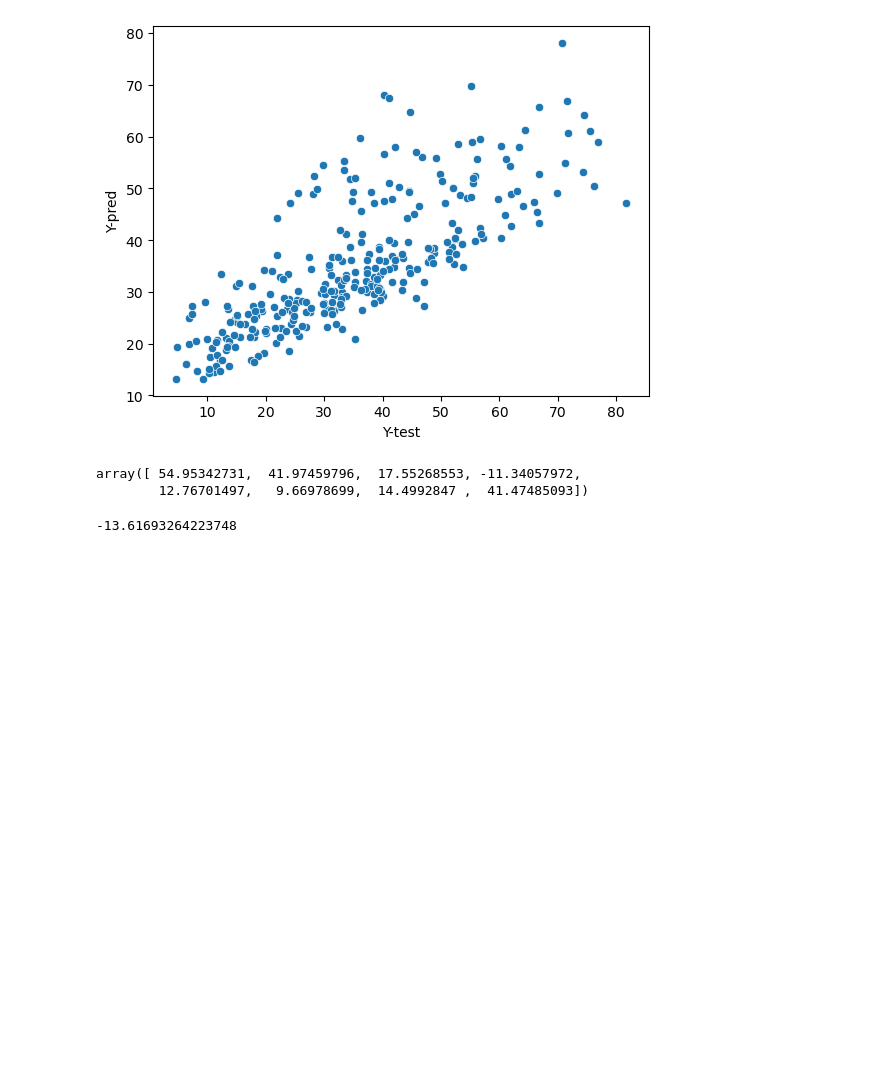
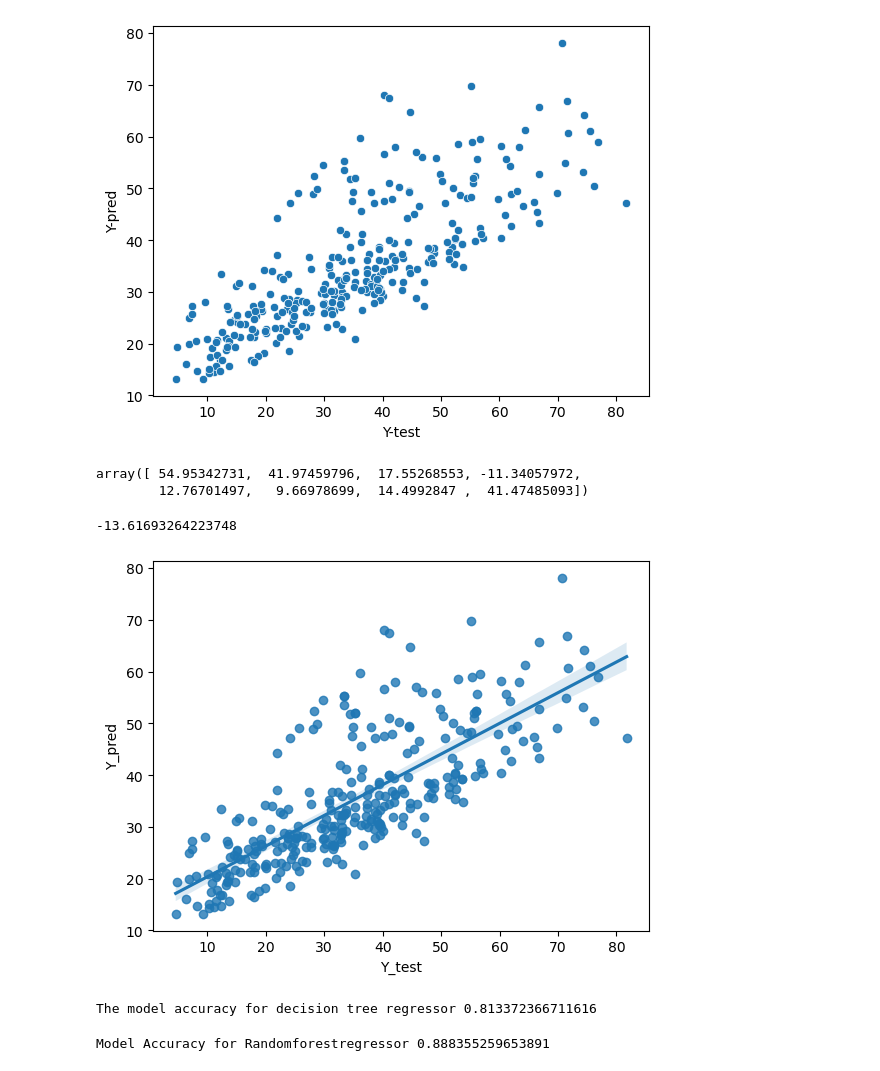
Before and after one commit to vrushali253/cementprediction_model, a Jupyter notebook: Model.ipynb, the cells around one changed output. Cells and saved outputs as stored; diff of their text form; code cells hidden in the pictures; blank space fills up the shorter version.

```diff
--- a/Model.ipynb
+++ b/Model.ipynb
@@ -248,3 +250,28 @@ array([ 54.95342731,  41.97459796,  17.55268553, -11.34057972,
 LR.intercept_
 # %% [output]
 -13.61693264223748
+# %%
+# Model performance for linear regression
+sns.regplot(x = y_test, y = y_pred_LR)
+plt.xlabel('Y_test')
+plt.ylabel('Y_pred')
+plt.show()
+# %% [output]
+[figure, added]
+# %%
+#DecisionTreeRegressor model 2
+from sklearn.tree import DecisionTreeRegressor
+DT = DecisionTreeRegressor().fit(X_train,y_train)
+y_pred_DT = DT.predict(X_test)
+
+print('The model accuracy for decision tree regressor', r2_score(y_test,y_pred_DT))
+# %% [output]
+The model accuracy for decision tree regressor 0.813372366711616
+# %%
+#randomforestregressor model 3
+from sklearn.ensemble import RandomForestRegressor
+RF = RandomForestRegressor().fit(X_train,y_train)
+y_pred_RF = RF.predict(X_test)
+print('Model Accuracy for Randomforestregressor',r2_score(y_test,y_pred_RF))
+# %% [output]
+Model Accuracy for Randomforestregressor 0.888355259653891
```
Also changed, not shown: parts of 15 cells of this notebook, 1 other file.
